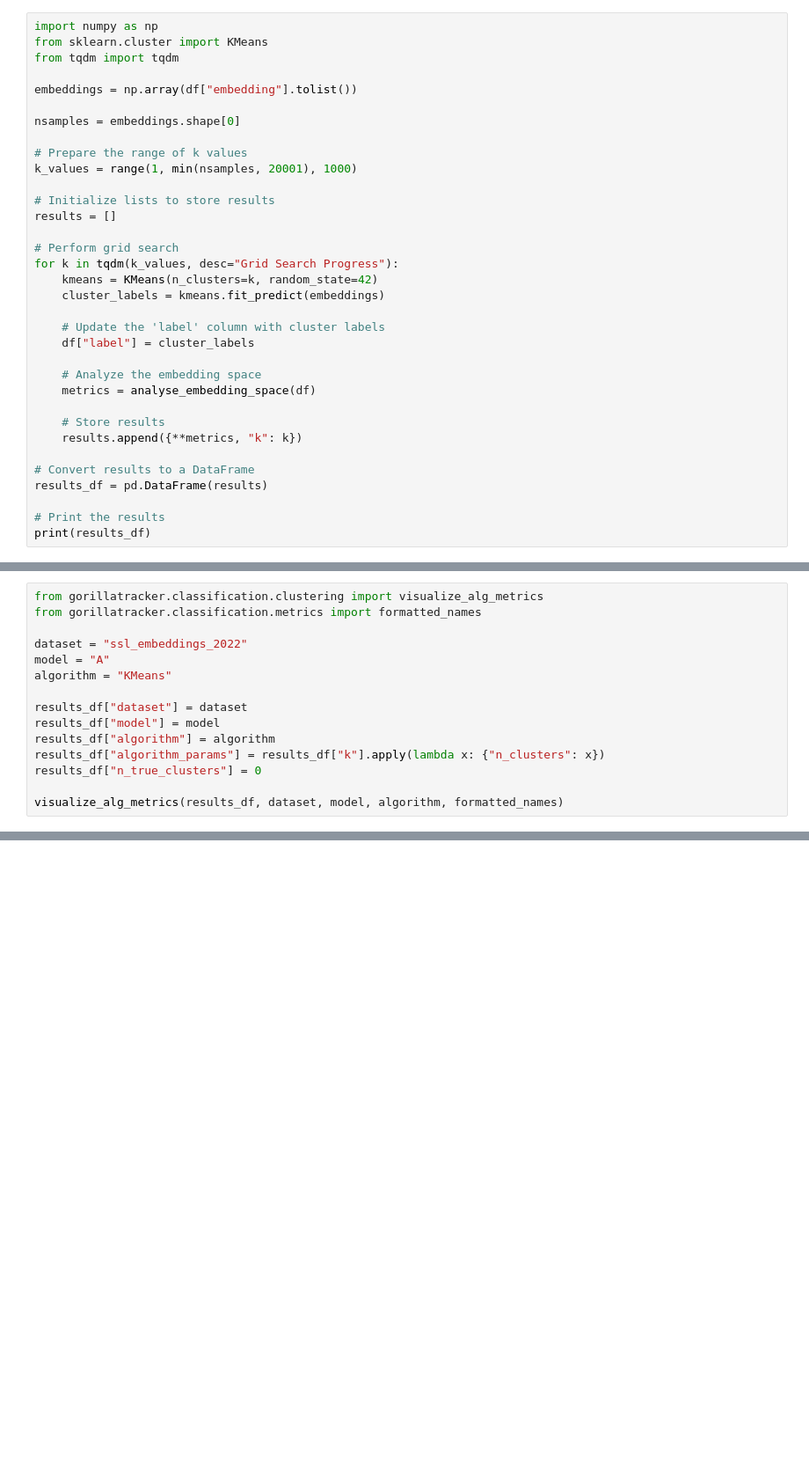
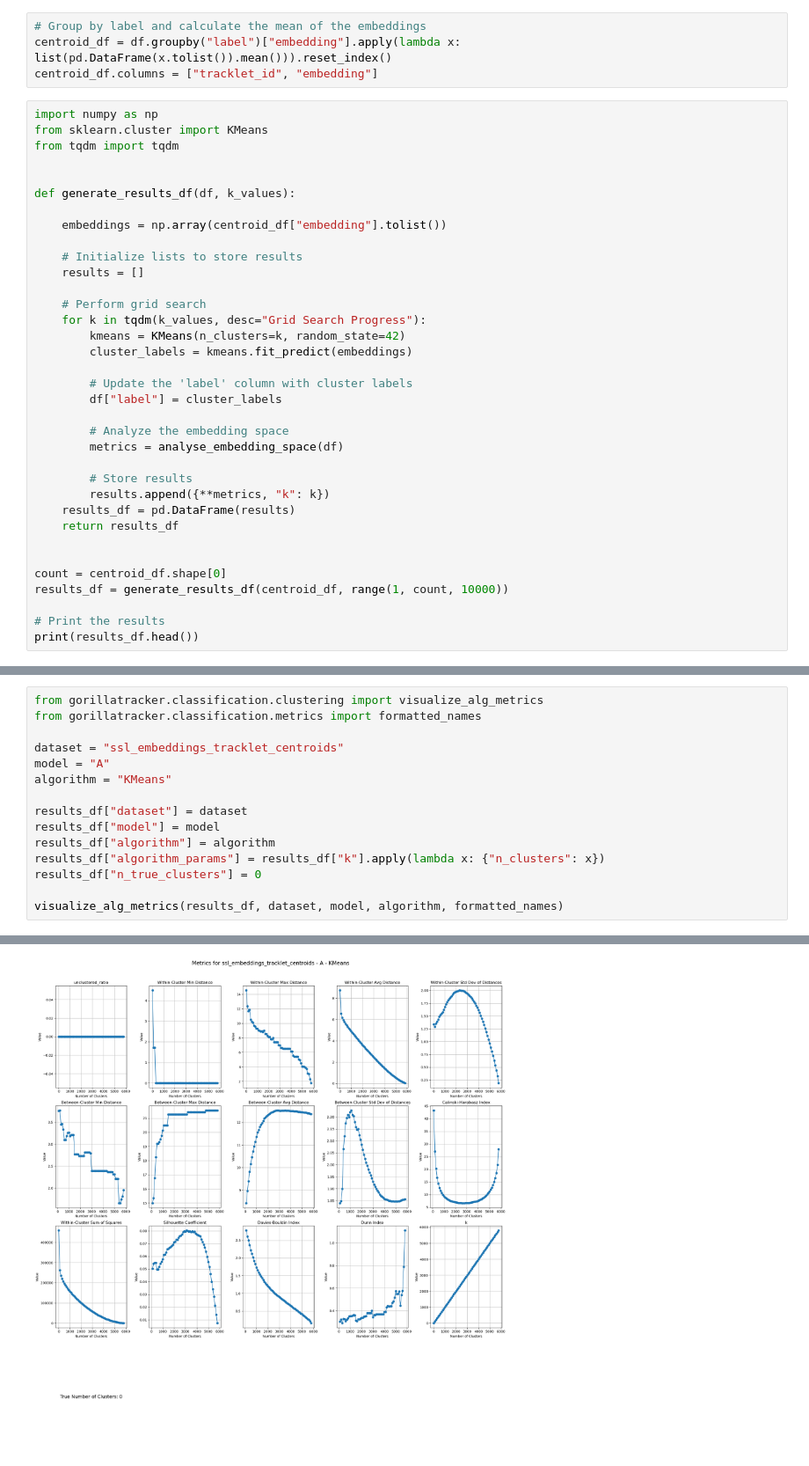
Before and after one commit to liamvdv/gorillatracker, a Jupyter notebook: src/gorillatracker/classification/emirhan.ipynb, the cells around one changed output, grey strips where cells are left out. Shown at 88% size. Cells and saved outputs as stored; diff of their text form; blank space fills up the shorter version.

Commit message:
help emirhan; generate embeddings & clustering

```diff
--- a/src/gorillatracker/classification/emirhan.ipynb
+++ b/src/gorillatracker/classification/emirhan.ipynb
@@ -14,35 +44,40 @@ with open(fp2022, "rb") as dill_file:
+# %%
+# Group by label and calculate the mean of the embeddings
+centroid_df = df.groupby("label")["embedding"].apply(lambda x: list(pd.DataFrame(x.tolist()).mean())).reset_index()
+centroid_df.columns = ["tracklet_id", "embedding"]
 # %%
 import numpy as np
 from sklearn.cluster import KMeans
 from tqdm import tqdm
 
-embeddings = np.array(df["embedding"].tolist())
 
-nsamples = embeddings.shape[0]
+def generate_results_df(df, k_values):
 
-# Prepare the range of k values
-k_values = range(1, min(nsamples, 20001), 1000)
+    embeddings = np.array(centroid_df["embedding"].tolist())
 
-# Initialize lists to store results
-results = []
+    # Initialize lists to store results
+    results = []
 
-# Perform grid search
-for k in tqdm(k_values, desc="Grid Search Progress"):
-    kmeans = KMeans(n_clusters=k, random_state=42)
-    cluster_labels = kmeans.fit_predict(embeddings)
+    # Perform grid search
+    for k in tqdm(k_values, desc="Grid Search Progress"):
+        kmeans = KMeans(n_clusters=k, random_state=42)
+        cluster_labels = kmeans.fit_predict(embeddings)
 
-    # Update the 'label' column with cluster labels
-    df["label"] = cluster_labels
+        # Update the 'label' column with cluster labels
+        df["label"] = cluster_labels
 
-    # Analyze the embedding space
-    metrics = analyse_embedding_space(df)
+        # Analyze the embedding space
+        metrics = analyse_embedding_space(df)
 
-    # Store results
-    results.append({**metrics, "k": k})
+        # Store results
+        results.append({**metrics, "k": k})
+    results_df = pd.DataFrame(results)
+    return results_df
 
-# Convert results to a DataFrame
-results_df = pd.DataFrame(results)
+
+count = centroid_df.shape[0]
+results_df = generate_results_df(centroid_df, range(1, count, 10000))
 
 # Print the results
-print(results_df)
+print(results_df.head())
 # %% [output]
@@ -67,7 +104,7 @@ print(results_df)
 from gorillatracker.classification.clustering import visualize_alg_metrics
 from gorillatracker.classification.metrics import formatted_names
 
-dataset = "ssl_embeddings_2022"
+dataset = "ssl_embeddings_tracklet_centroids"
 model = "A"
 algorithm = "KMeans"
 
@@ -82,0 +119 @@ NameError: name 'results_df' is not defined
+[figure, added]
```
Also changed, not shown: parts of 8 cells of this notebook, 8 other files.
